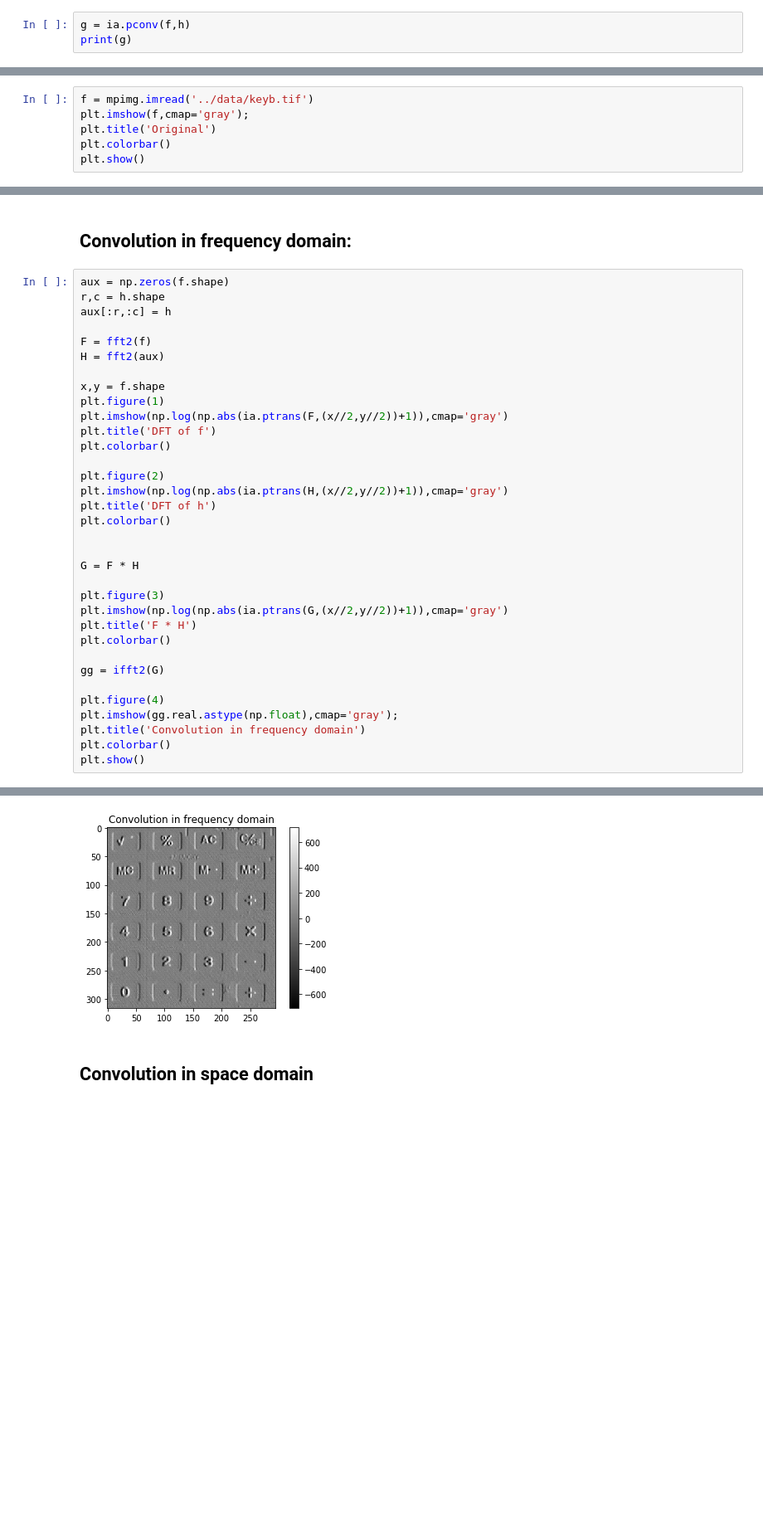
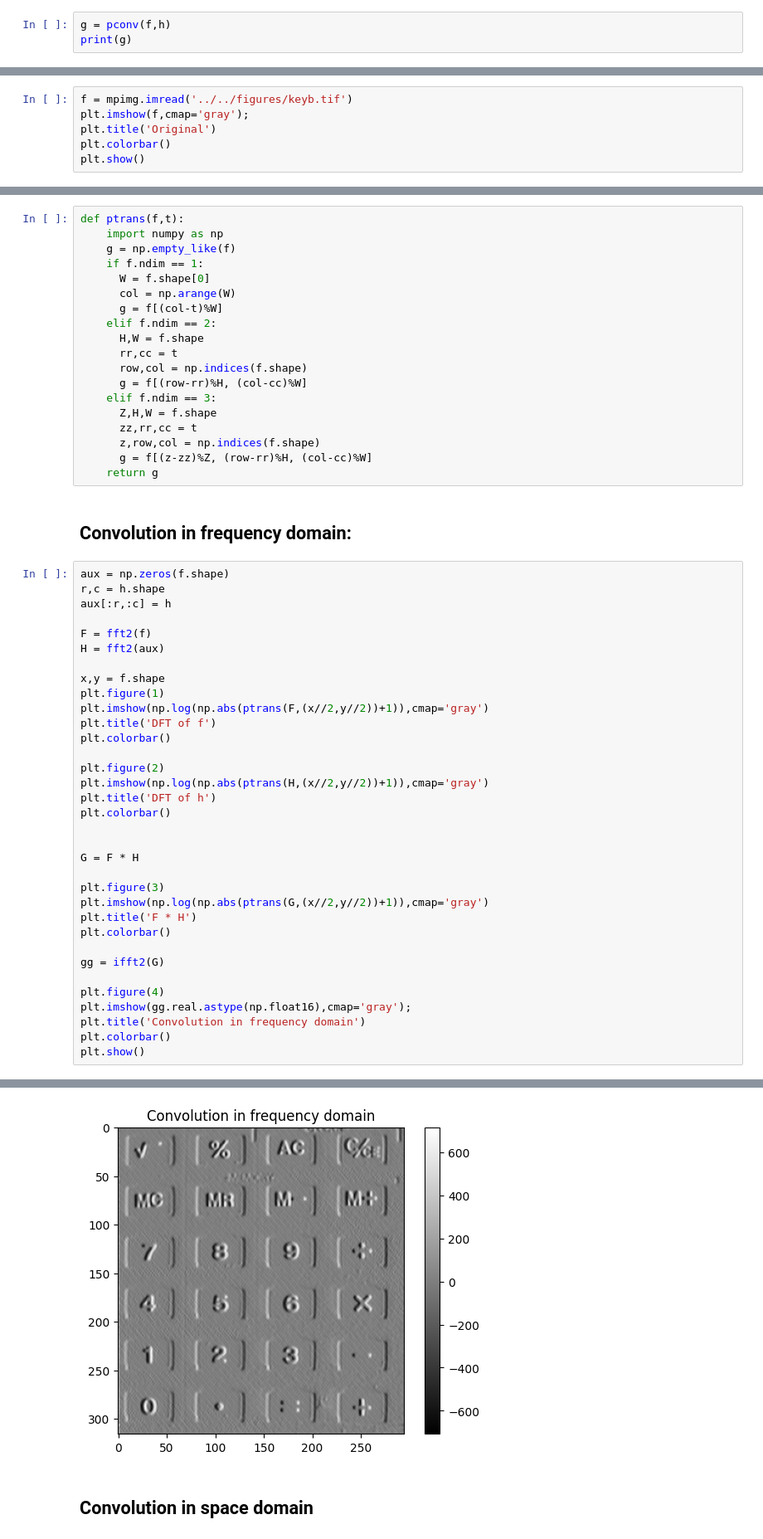
Before and after one commit to leolellisr/image_processing_23, a Jupyter notebook: master/function/convteo.ipynb, the cells around one changed output, grey strips where cells are left out. Shown at 83% size. Saved outputs shown, nothing was run; the diff lists cells and outputs as text; blank space fills up the shorter version.

```diff
--- a/master/function/convteo.ipynb
+++ b/master/function/convteo.ipynb
@@ -46,5 +80,5 @@ print(h)
 # %%
-g = ia.pconv(f,h)
+g = pconv(f,h)
 print(g)
 # %% [output]
 [[ 6.4  6.4 -3.2 -3.2 -3.2 -3.2]
@@ -87,7 +121,7 @@ The discrete convolution theorem worked? True
 
 See the original image (keyb,tif) and h
 # %%
-f = mpimg.imread('../data/keyb.tif')
+f = mpimg.imread('../../figures/keyb.tif')
 plt.imshow(f,cmap='gray');
 plt.title('Original')
 plt.colorbar()
@@ -102,6 +136,25 @@ print(h)
 [[-1  0  1]
  [-2  0  2]
  [-1  0  1]]
+# %%
+def ptrans(f,t):
+    import numpy as np
+    g = np.empty_like(f)
+    if f.ndim == 1:
+      W = f.shape[0]
+      col = np.arange(W)
+      g = f[(col-t)%W]
+    elif f.ndim == 2:
+      H,W = f.shape
+      rr,cc = t
+      row,col = np.indices(f.shape)
+      g = f[(row-rr)%H, (col-cc)%W]
+    elif f.ndim == 3:
+      Z,H,W = f.shape
+      zz,rr,cc = t
+      z,row,col = np.indices(f.shape)
+      g = f[(z-zz)%Z, (row-rr)%H, (col-cc)%W]
+    return g
 # %% [markdown]
 ## Convolution in frequency domain:
 # %%
@@ -114,12 +167,12 @@ H = fft2(aux)
 
 x,y = f.shape
 plt.figure(1)
-plt.imshow(np.log(np.abs(ia.ptrans(F,(x//2,y//2))+1)),cmap='gray')
+plt.imshow(np.log(np.abs(ptrans(F,(x//2,y//2))+1)),cmap='gray')
 plt.title('DFT of f')
 plt.colorbar()
 
 plt.figure(2)
-plt.imshow(np.log(np.abs(ia.ptrans(H,(x//2,y//2))+1)),cmap='gray')
+plt.imshow(np.log(np.abs(ptrans(H,(x//2,y//2))+1)),cmap='gray')
 plt.title('DFT of h')
 plt.colorbar()
 
@@ -127,14 +180,14 @@ plt.colorbar()
 G = F * H
 
 plt.figure(3)
-plt.imshow(np.log(np.abs(ia.ptrans(G,(x//2,y//2))+1)),cmap='gray')
+plt.imshow(np.log(np.abs(ptrans(G,(x//2,y//2))+1)),cmap='gray')
 plt.title('F * H')
 plt.colorbar()
 
 gg = ifft2(G)
 
 plt.figure(4)
-plt.imshow(gg.real.astype(np.float),cmap='gray');
+plt.imshow(gg.real.astype(np.float16),cmap='gray');
 plt.title('Convolution in frequency domain')
 plt.colorbar()
 plt.show()
@@ -145,4 +198,4 @@ plt.show()
-[figure, old version]
+[figure, new version]
 # %% [markdown]
 ## Convolution in space domain
 # %%
```
Also changed, not shown: parts of 7 cells of this notebook, 17 other files.
